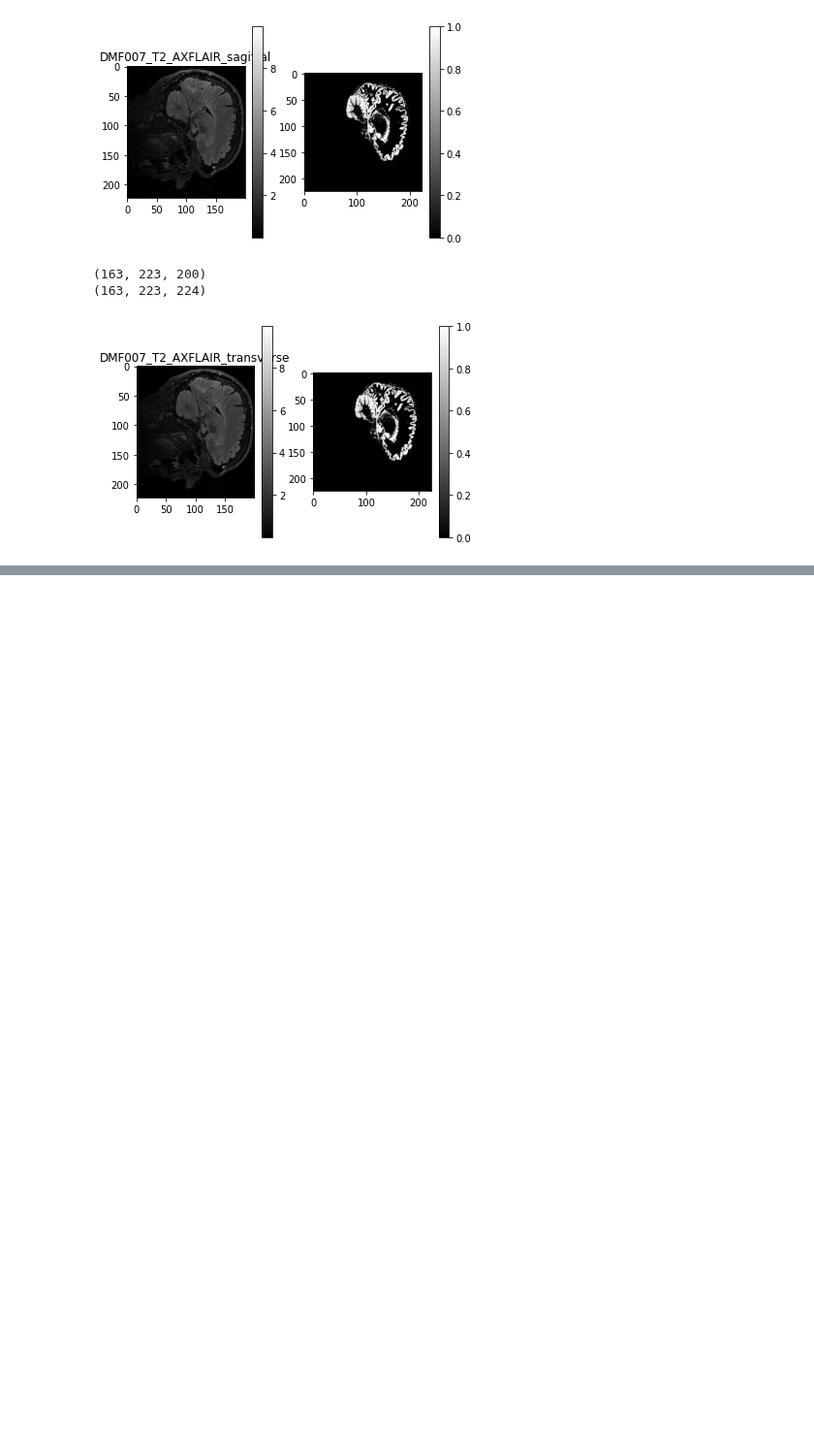
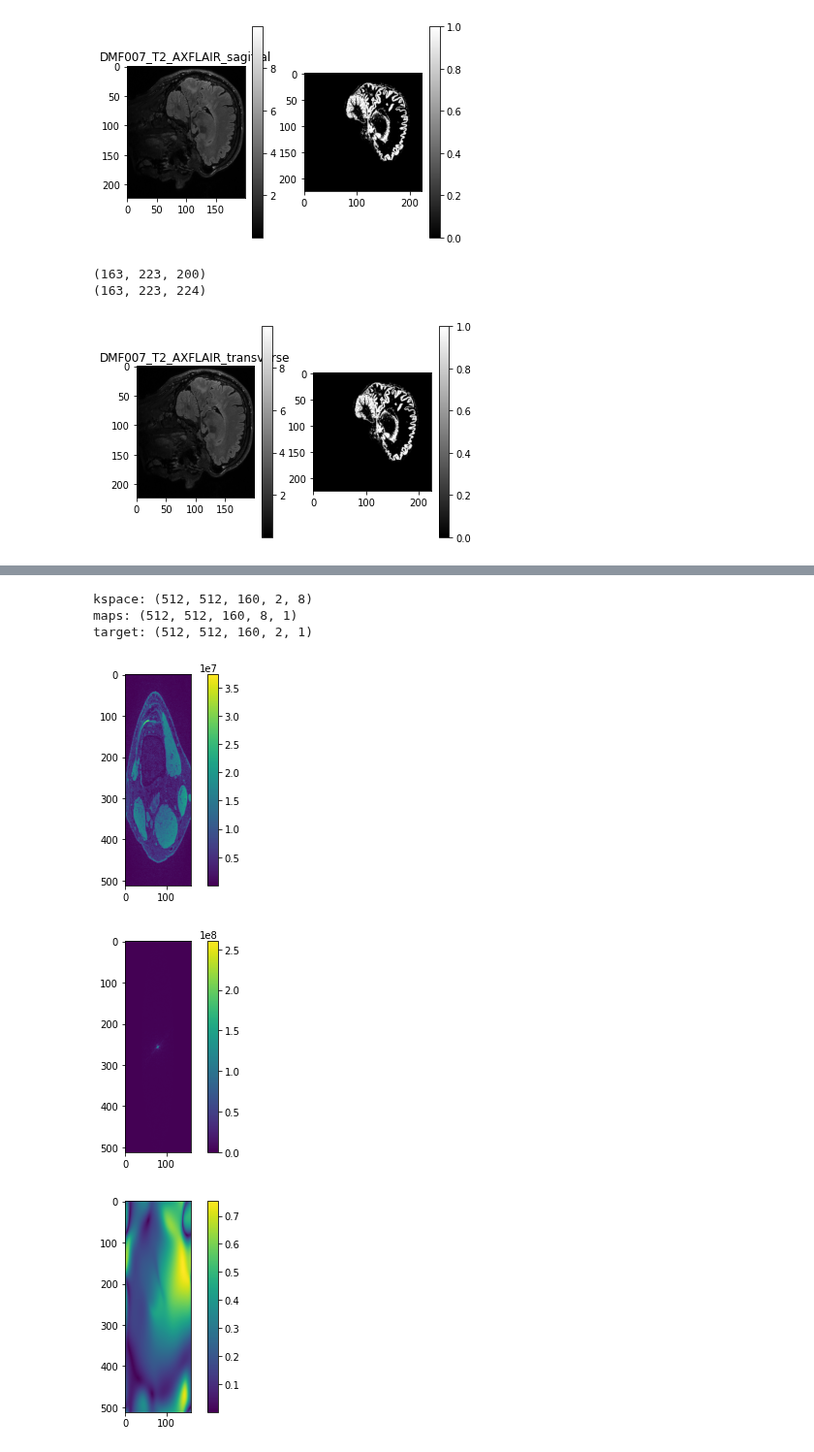
Before and after one commit to LysanderdeJong/RecSeg, a Jupyter notebook: test_ground.ipynb, the cells around one changed output, grey strips where cells are left out. Shown at 97% size. Saved outputs shown, nothing was run; the diff lists cells and outputs as text; code cells hidden in the pictures; blank space fills up the shorter version.

```diff
--- a/test_ground.ipynb
+++ b/test_ground.ipynb
@@ -530,3 +571,34 @@ torch.Size([200, 31, 223, 163]) torch.Size([200, 31, 223, 163, 2])
+# %%
+skmtea_data_dir = "/data/projects/recon/data/public/qdess/v1-release/files_recon_calib-24/"
+index = 80
+
+mri = h5py.File(os.path.join(skmtea_data_dir, 'MTR_005.h5'))
+for key in list(mri.keys()):
+    try:
+        print(f"{key}: {mri[key].shape}")
+    except Exception:
+        pass
+
+ax = plt.imshow(np.abs(mri["target"][index, :, :, 0, 0]))
+plt.colorbar(ax)
+plt.show()
+
+ax = plt.imshow(np.abs(mri["kspace"][index, :, :, 0, 0]))
+plt.colorbar(ax)
+plt.show()
+
+ax = plt.imshow(np.abs(mri["maps"][index, :, :, 0, 0]))
+plt.colorbar(ax)
+plt.show()
+
+spacing = [0.3125, 0.3125, 0.8]
+# %% [output]
+kspace: (512, 512, 160, 2, 8)
+maps: (512, 512, 160, 8, 1)
+target: (512, 512, 160, 2, 1)
+[figure, added]
+[figure, added]
+[figure, added]
 # %%
 in_dir = "/data/projects/tecfidera/data/h5/"
 out_dir = "/data/projects/tecfidera/data/h5_fixed_sense_maps/"
```
Also changed, not shown: parts of 9 cells of this notebook, 28 other files.
